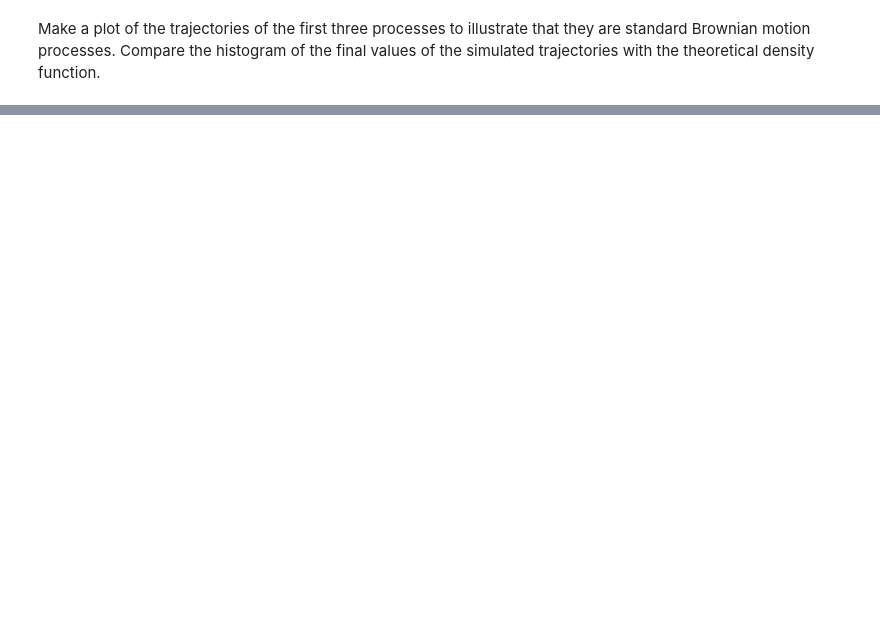
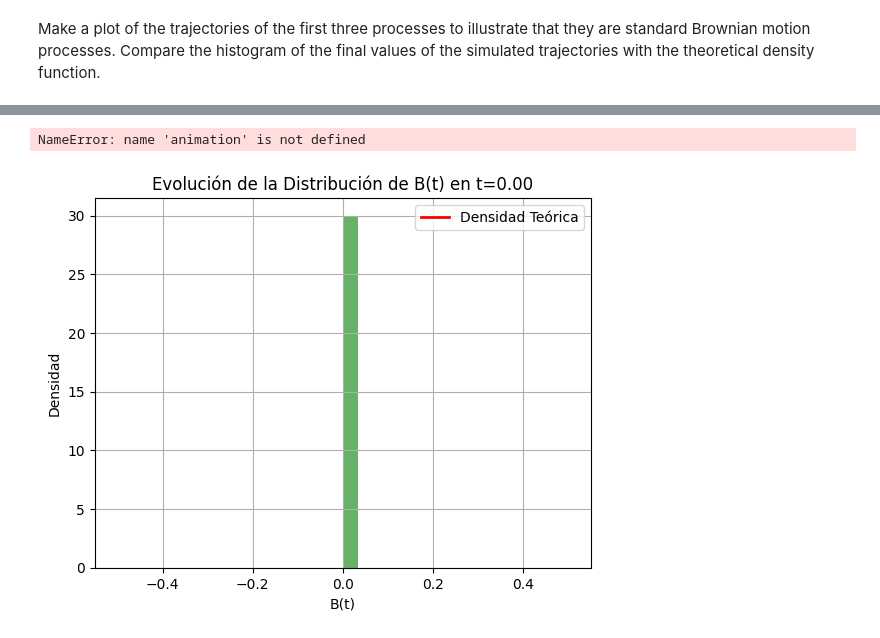
Before and after one commit to LittleHaku/procesos-estocasticos, a Jupyter notebook: PDF_HW2/PE_stochastic_process_HW_Ivan_Sotillo.ipynb, the cells around one changed output, grey strips where cells are left out. Saved outputs shown, nothing was run; the diff lists cells and outputs as text; code cells hidden in the pictures; blank space fills up the shorter version.

```diff
--- a/PDF_HW2/PE_stochastic_process_HW_Ivan_Sotillo.ipynb
+++ b/PDF_HW2/PE_stochastic_process_HW_Ivan_Sotillo.ipynb
@@ -98,0 +110,9 @@ plot_final_distribution(W_c, r"$\sqrt{c} W(t/c)$")
+# %%
+from stochastic_processes import animate_simulation_distribution
+
+# Ejemplo de uso:
+ani = animate_simulation_distribution(W, x0=0, t0=0, T=T, num_frames=100)
+HTML(ani.to_jshtml())
+# %% [output]
+NameError: name 'animation' is not defined
+[figure, added]
```
Also changed, not shown: parts of 4 cells of this notebook, 1 other file.
